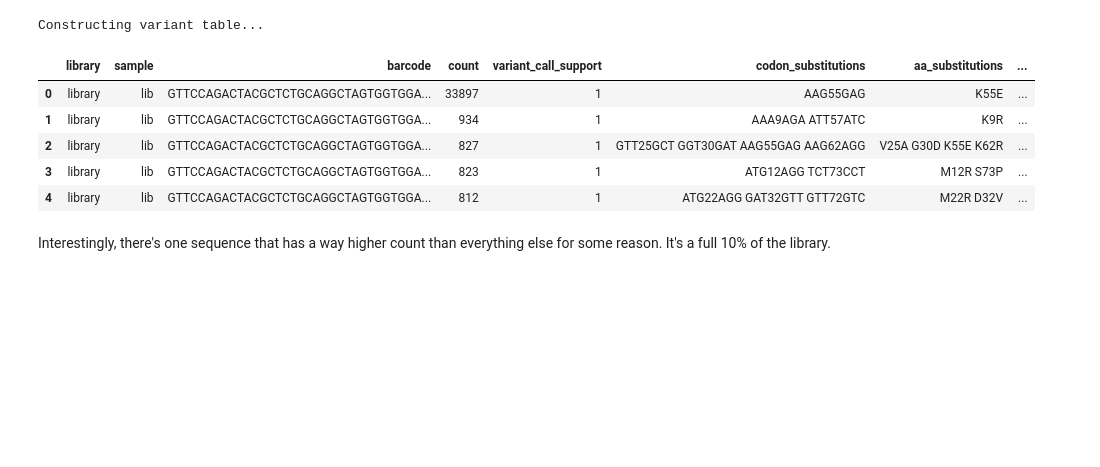
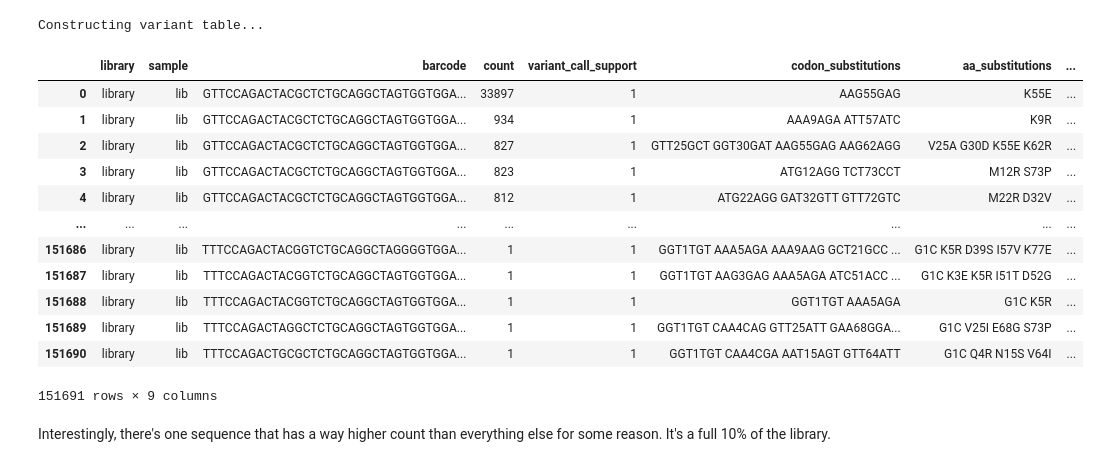
Before and after one commit to odgarrett/simulating-variant-effect-screens, a Jupyter notebook: library_analysis.ipynb, the cells around one changed output. Cells and saved outputs as stored; diff of their text form; code cells hidden in the pictures; blank space fills up the shorter version.

```diff
--- a/library_analysis.ipynb
+++ b/library_analysis.ipynb
@@ -58,14 +65,21 @@ variant_table = construct_variant_table(
 # %% [output]
 Constructing variant table...
 # %%
-variant_table.variant_count_df.sort_values('count', ascending=False).head()
+variant_table.variant_count_df.sort_values('count', ascending=False)
 # %% [output]
 |  | library | sample | barcode | count | variant_call_support | codon_substitutions | aa_substitutions | ... |
 | 0 | library | lib | GTTCCAGACTACGCTCTGCAGGCTAGTGGTGGA... | 33897 | 1 | AAG55GAG | K55E | ... |
 | 1 | library | lib | GTTCCAGACTACGCTCTGCAGGCTAGTGGTGGA... | 934 | 1 | AAA9AGA ATT57ATC | K9R | ... |
 | 2 | library | lib | GTTCCAGACTACGCTCTGCAGGCTAGTGGTGGA... | 827 | 1 | GTT25GCT GGT30GAT AAG55GAG AAG62AGG | V25A G30D K55E K62R | ... |
 | 3 | library | lib | GTTCCAGACTACGCTCTGCAGGCTAGTGGTGGA... | 823 | 1 | ATG12AGG TCT73CCT | M12R S73P | ... |
 | 4 | library | lib | GTTCCAGACTACGCTCTGCAGGCTAGTGGTGGA... | 812 | 1 | ATG22AGG GAT32GTT GTT72GTC | M22R D32V | ... |
+| ... | ... | ... | ... | ... | ... | ... | ... | ... |
+| 151686 | library | lib | TTTCCAGACTACGGTCTGCAGGCTAGGGGTGGA... | 1 | 1 | GGT1TGT AAA5AGA AAA9AAG GCT21GCC ... | G1C K5R D39S I57V K77E | ... |
+| 151687 | library | lib | TTTCCAGACTACGGTCTGCAGGCTAGTGGTGGA... | 1 | 1 | GGT1TGT AAG3GAG AAA5AGA ATC51ACC ... | G1C K3E K5R I51T D52G | ... |
+| 151688 | library | lib | TTTCCAGACTACGGTCTGCAGGCTAGTGGTGGA... | 1 | 1 | GGT1TGT AAA5AGA | G1C K5R | ... |
+| 151689 | library | lib | TTTCCAGACTAGGCTCTGCAGGCTAGTGGTGGA... | 1 | 1 | GGT1TGT CAA4CAG GTT25ATT GAA68GGA... | G1C V25I E68G S73P | ... |
+| 151690 | library | lib | TTTCCAGACTGCGCTCTGCAGGCTAGTGGTGGA... | 1 | 1 | GGT1TGT CAA4CGA AAT15AGT GTT64ATT | G1C Q4R N15S V64I | ... |
+151691 rows × 9 columns
 # %% [markdown]
 Interestingly, there's one sequence that has a way higher count than everything else for some reason. It's a full 10% of the library.
 # %%
```
Also changed, not shown: parts of 4 cells of this notebook, 7 other files.
